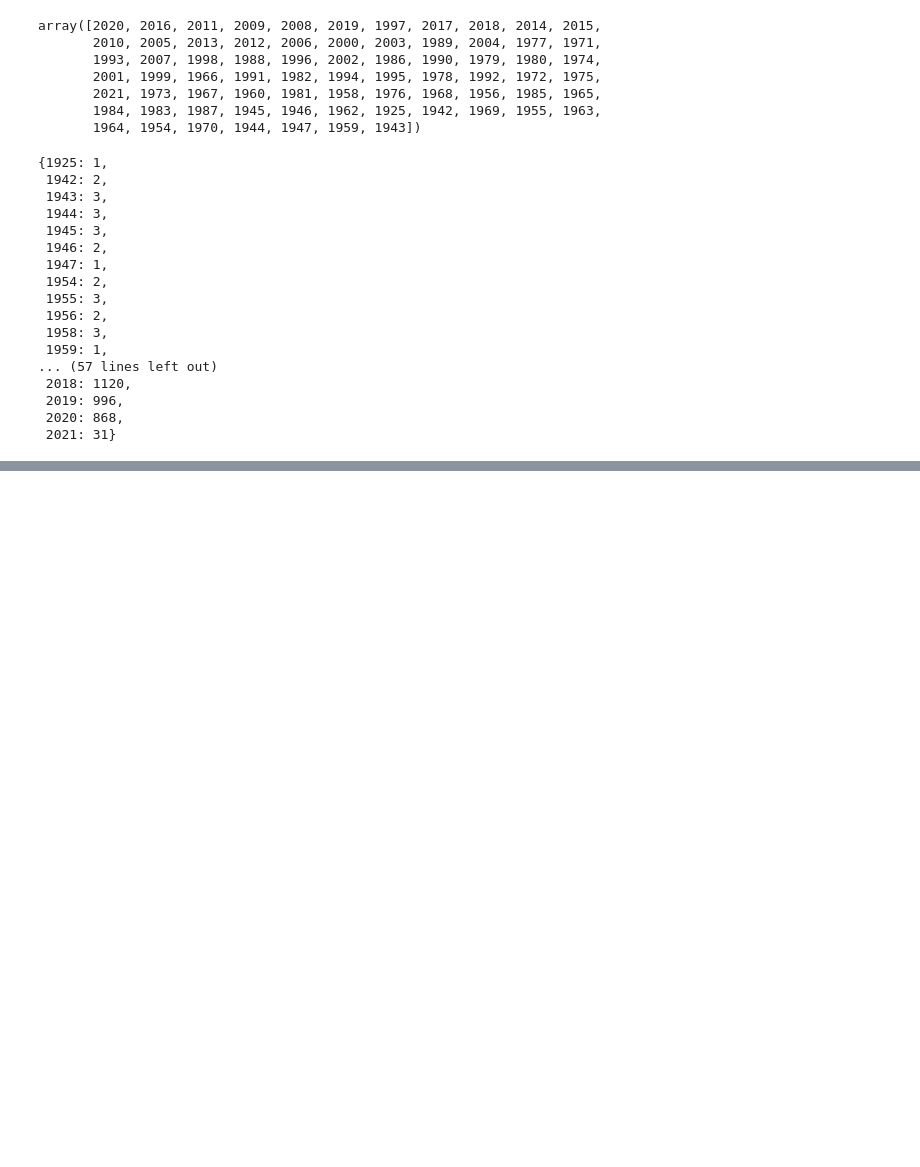
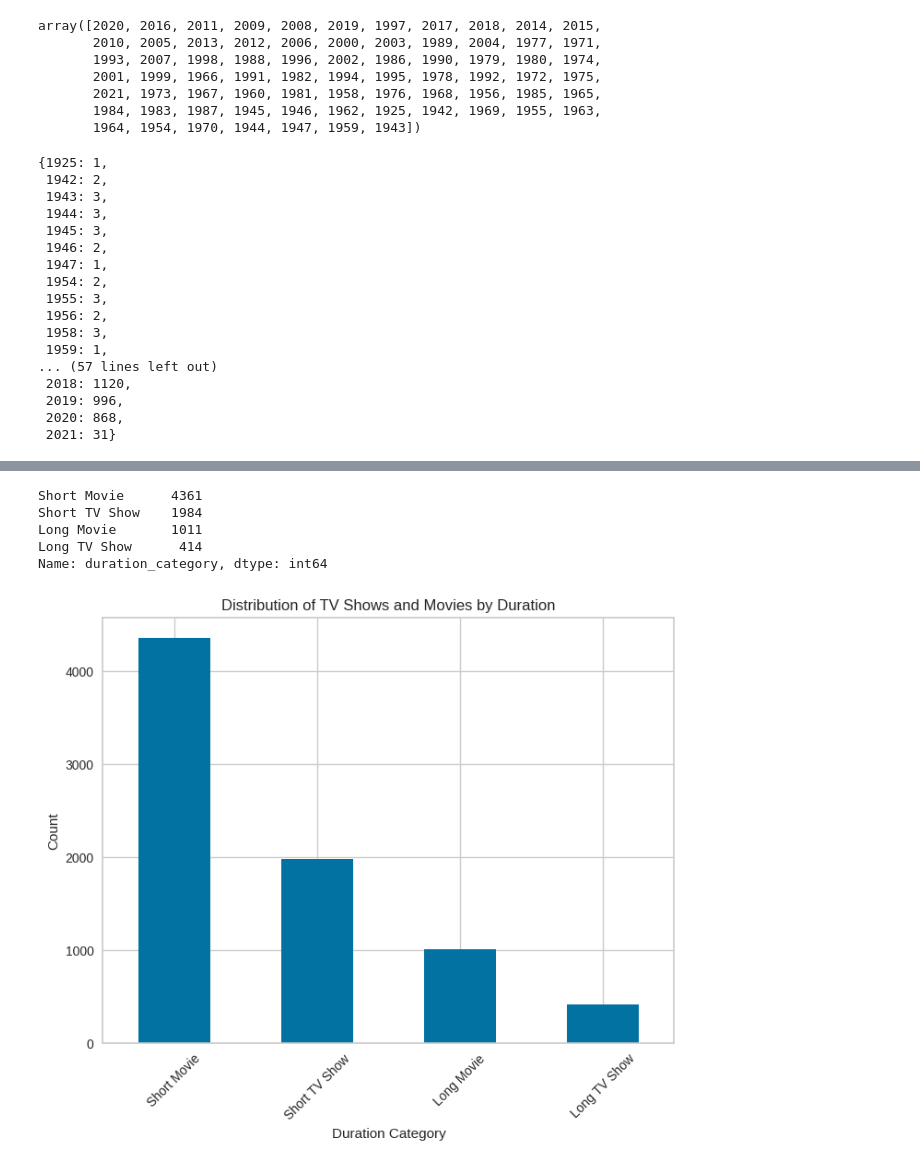
Before and after one commit to waghpallavi/Netflix-movies-and-TV-shows-clustering, a Jupyter notebook: Netflix_movies_and_TV_shows_clustering.ipynb, the cells around one changed output, grey strips where cells are left out. Drawn from its saved outputs; the diff is of its cells as text; code cells hidden in the pictures; blank space fills up the shorter version.

```diff
--- a/Netflix_movies_and_TV_shows_clustering.ipynb
+++ b/Netflix_movies_and_TV_shows_clustering.ipynb
@@ -758,0 +956,8 @@ plot_films_by_year(films_by_year_dict)
+# %%
+# Extract the season and minute values from the duration column
+df['duration'] = df['duration'].astype(str)  # Convert duration column to string type
+df['seasons'] = df['duration'].str.extract('(\d+) Seasons?', expand=False)  # Extract season values
+df['minutes'] = df['duration'].str.extract('(\d+) min', expand=False)  # Extract minute values
+
+# Display the resulting DataFrame
+print(df[['duration', 'seasons', 'minutes']])
@@ -758,0 +979,43 @@ plot_films_by_year(films_by_year_dict)
+# %%
+def categorize_duration(row): # create a function to distribute the shows and movies according to their duration.
+    if pd.notnull(row['seasons']):
+        if int(row['seasons']) <= 2:
+            return 'Short TV Show'
+        else:
+            return 'Long TV Show'
+    elif pd.notnull(row['minutes']):
+        if int(row['minutes']) <= 120:
+            return 'Short Movie'
+        else:
+            return 'Long Movie'
+    else:
+        return 'Unknown'
+
+# Apply the categorization function to create a new 'duration_category' column
+df['duration_category'] = df.apply(categorize_duration, axis=1)
+
+# Count the occurrences of each duration category
+duration_counts = df['duration_category'].value_counts()
+
+# Display the results
+print(duration_counts)
+# %% [output]
+Short Movie      4361
+Short TV Show    1984
+Long Movie       1011
+Long TV Show      414
+Name: duration_category, dtype: int64
+# %%
+# Count the occurrences of each duration category
+duration_counts = df['duration_category'].value_counts()
+
+# Create a bar chart using Matplotlib
+plt.figure(figsize=(8, 6))
+duration_counts.plot(kind='bar')
+plt.xlabel('Duration Category')
+plt.ylabel('Count')
+plt.title('Distribution of TV Shows and Movies by Duration')
+plt.xticks(rotation=45)
+plt.show()
+# %% [output]
+[figure, added]
```
Also changed, not shown: parts of 74 cells of this notebook.
